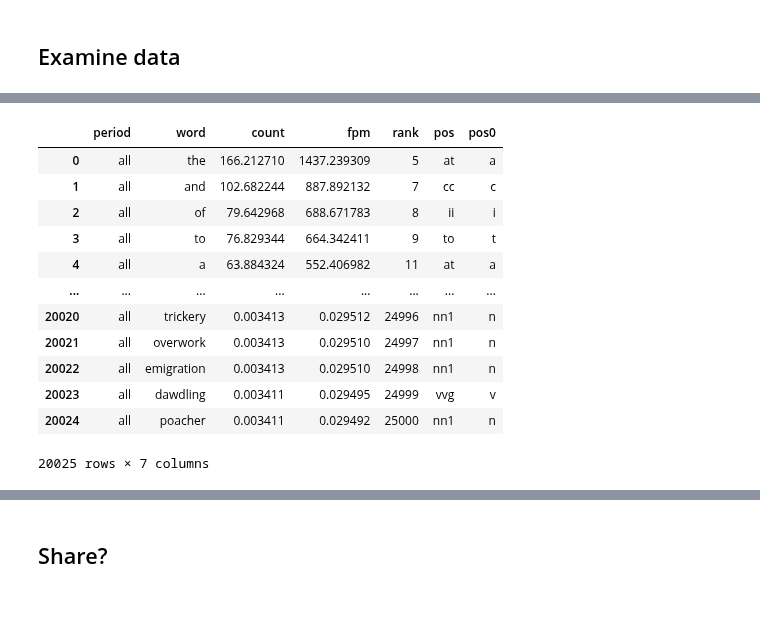
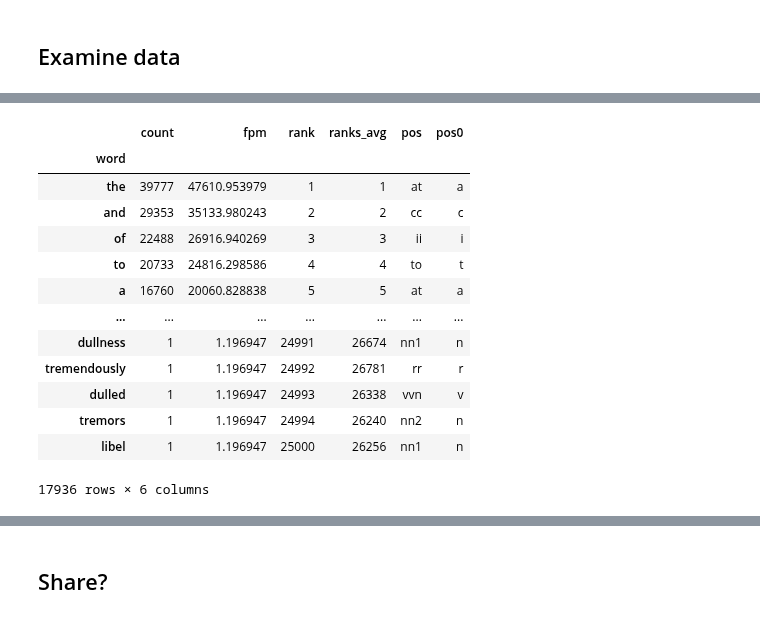
Before and after one commit to quadrismegistus/lltk, a Jupyter notebook: lltk/corpus/long_arc_prestige/notebook.ipynb, the cells around one changed output, grey strips where cells are left out. Saved outputs shown, nothing was run; the diff lists cells and outputs as text; code cells hidden in the pictures.

```diff
--- a/lltk/corpus/long_arc_prestige/notebook.ipynb
+++ b/lltk/corpus/long_arc_prestige/notebook.ipynb
@@ -7,4 +9,4 @@ C=lltk.load('LongArcPrestige')
 ## Installation
 # %%
 # This is your custom installation function
-C.compile()
+# C.compile()
@@ -104,6 +92,6 @@ dtype: int64
 ## Examine data
 # %%
 # Most frequent words
-mfw_df = C.mfw_df()
+mfw_df = C.mfw_df(texts=C.meta.sample(n=10))
 mfw_df
 # %% [output]
@@ -111,13 +99,14 @@ mfw_df
-|  | period | word | count | fpm | rank | pos | pos0 |
-| 0 | all | the | 166.212710 | 1437.239309 | 5 | at | a |
-| 1 | all | and | 102.682244 | 887.892132 | 7 | cc | c |
-| 2 | all | of | 79.642968 | 688.671783 | 8 | ii | i |
-| 3 | all | to | 76.829344 | 664.342411 | 9 | to | t |
-| 4 | all | a | 63.884324 | 552.406982 | 11 | at | a |
-| ... | ... | ... | ... | ... | ... | ... | ... |
-| 20020 | all | trickery | 0.003413 | 0.029512 | 24996 | nn1 | n |
-| 20021 | all | overwork | 0.003413 | 0.029510 | 24997 | nn1 | n |
-| 20022 | all | emigration | 0.003413 | 0.029510 | 24998 | nn1 | n |
-| 20023 | all | dawdling | 0.003411 | 0.029495 | 24999 | vvg | v |
-| 20024 | all | poacher | 0.003411 | 0.029492 | 25000 | nn1 | n |
+|  | count | fpm | rank | ranks_avg | pos | pos0 |
+| word |  |  |  |  |  |  |
+| the | 39777 | 47610.953979 | 1 | 1 | at | a |
+| and | 29353 | 35133.980243 | 2 | 2 | cc | c |
+| of | 22488 | 26916.940269 | 3 | 3 | ii | i |
+| to | 20733 | 24816.298586 | 4 | 4 | to | t |
+| a | 16760 | 20060.828838 | 5 | 5 | at | a |
+| ... | ... | ... | ... | ... | ... | ... |
+| dullness | 1 | 1.196947 | 24991 | 26674 | nn1 | n |
+| tremendously | 1 | 1.196947 | 24992 | 26781 | rr | r |
+| dulled | 1 | 1.196947 | 24993 | 26338 | vvn | v |
+| tremors | 1 | 1.196947 | 24994 | 26240 | nn2 | n |
+| libel | 1 | 1.196947 | 25000 | 26256 | nn1 | n |
-20025 rows × 7 columns
+17936 rows × 6 columns
```
Also changed, not shown: parts of 14 cells of this notebook, 5 other files.
